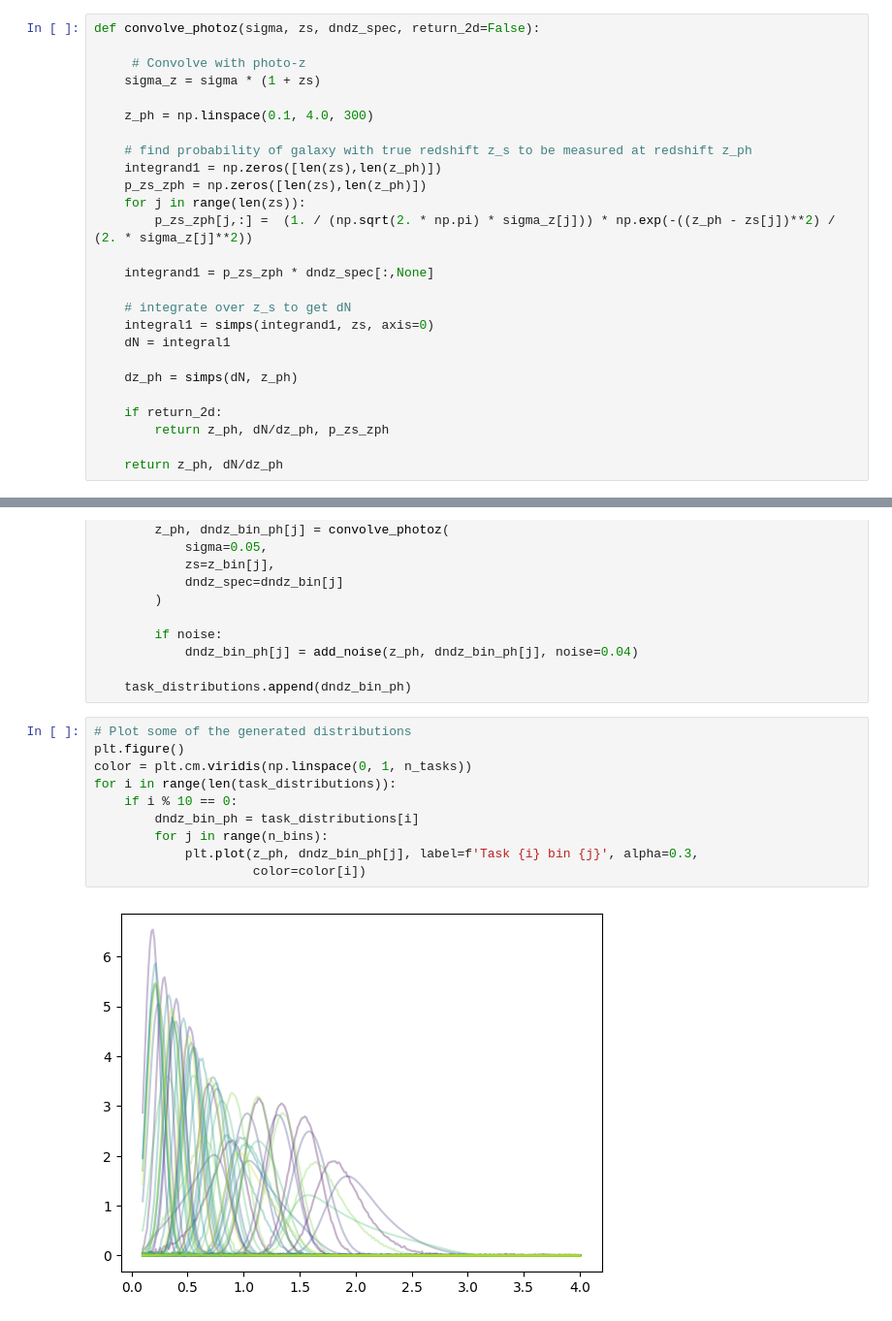
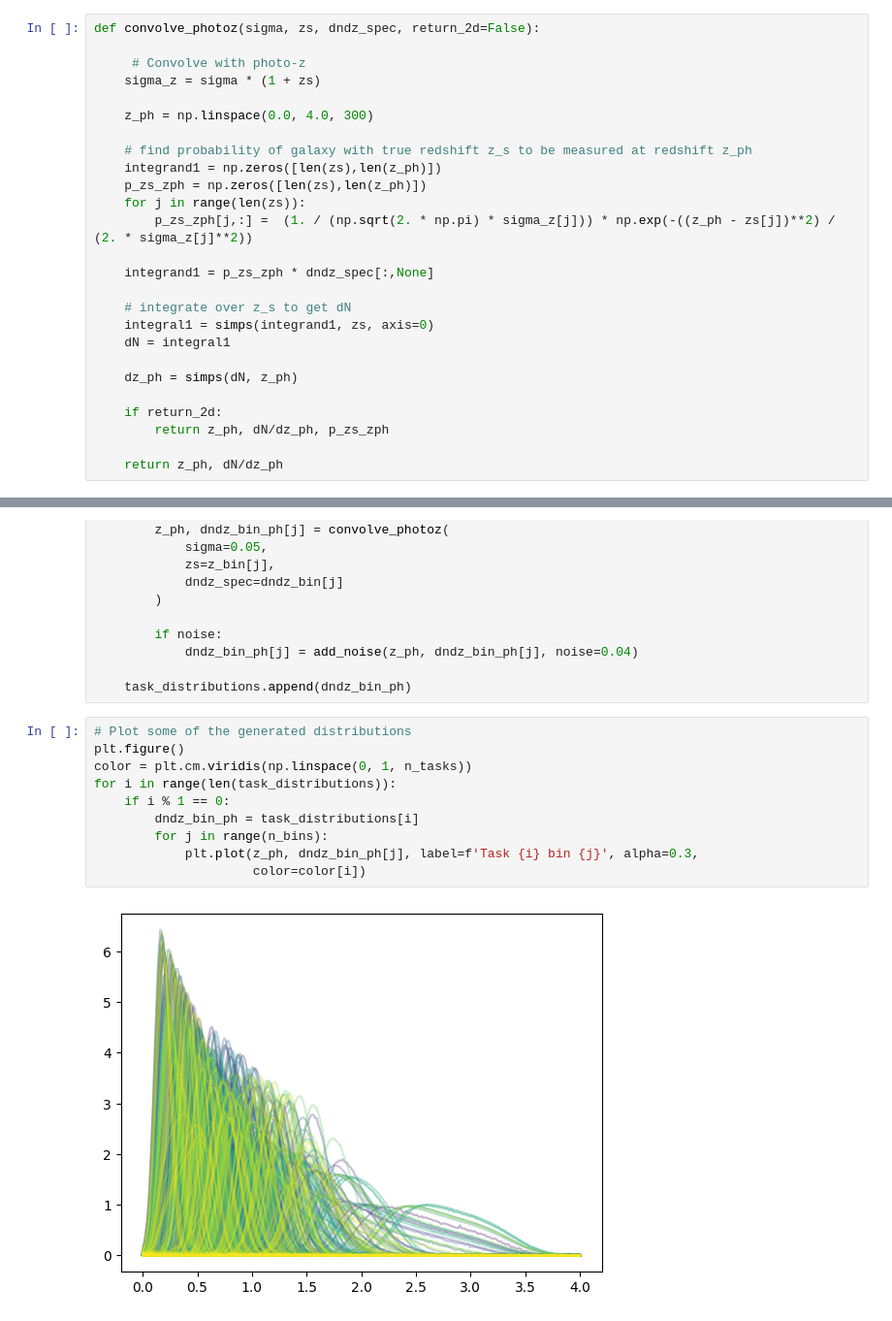
Before and after one commit to CMacM/CosyMAML, a Jupyter notebook: setup_data_generation.ipynb, the cells around one changed output, grey strips where cells are left out. Shown at 97% size. Cells and saved outputs as stored; diff of their text form.

```diff
--- a/setup_data_generation.ipynb
+++ b/setup_data_generation.ipynb
@@ -108,7 +108,7 @@ def convolve_photoz(sigma, zs, dndz_spec, return_2d=False):
      # Convolve with photo-z
     sigma_z = sigma * (1 + zs)
 
-    z_ph = np.linspace(0.1, 4.0, 300)
+    z_ph = np.linspace(0.0, 4.0, 300)
 
     # find probability of galaxy with true redshift z_s to be measured at redshift z_ph
     integrand1 = np.zeros([len(zs),len(z_ph)])
@@ -251,15 +251,15 @@ for i in range(n_tasks):
 # %%
 # Plot some of the generated distributions
 plt.figure()
 color = plt.cm.viridis(np.linspace(0, 1, n_tasks))
 for i in range(len(task_distributions)):
-    if i % 10 == 0:
+    if i % 1 == 0:
         dndz_bin_ph = task_distributions[i]
         for j in range(n_bins):
             plt.plot(z_ph, dndz_bin_ph[j], label=f'Task {i} bin {j}', alpha=0.3,
                      color=color[i])
 # %% [output]
-[figure, old version]
+[figure, new version]
 # %%
 # define function to shift mean of dndz
 def shift_mean(z, dndz, delta_z=0.02):
```
Also changed, not shown: parts of 8 cells of this notebook, 8 other files.
